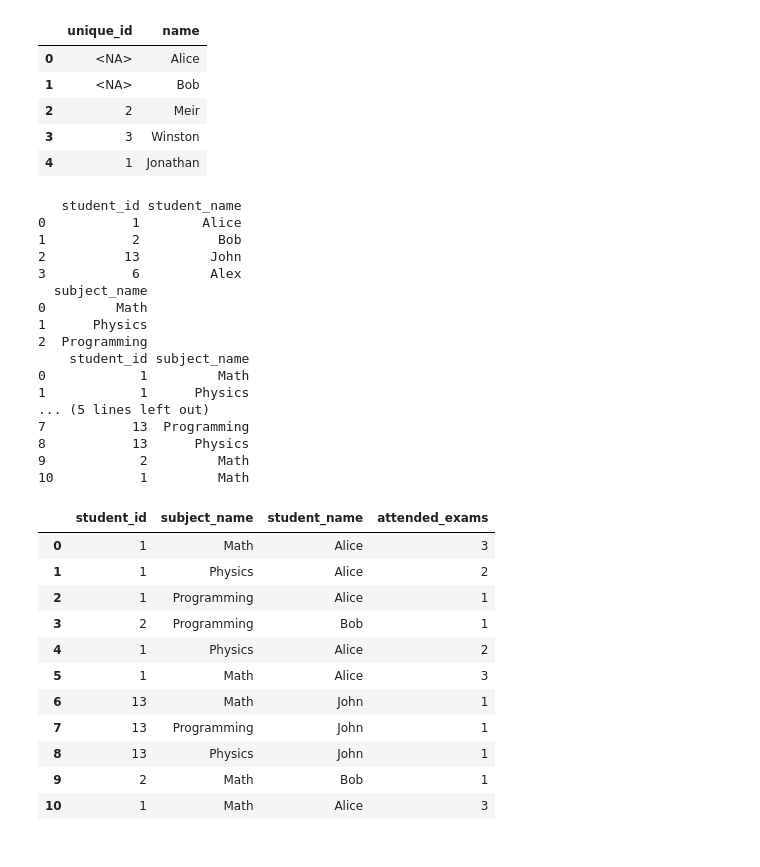
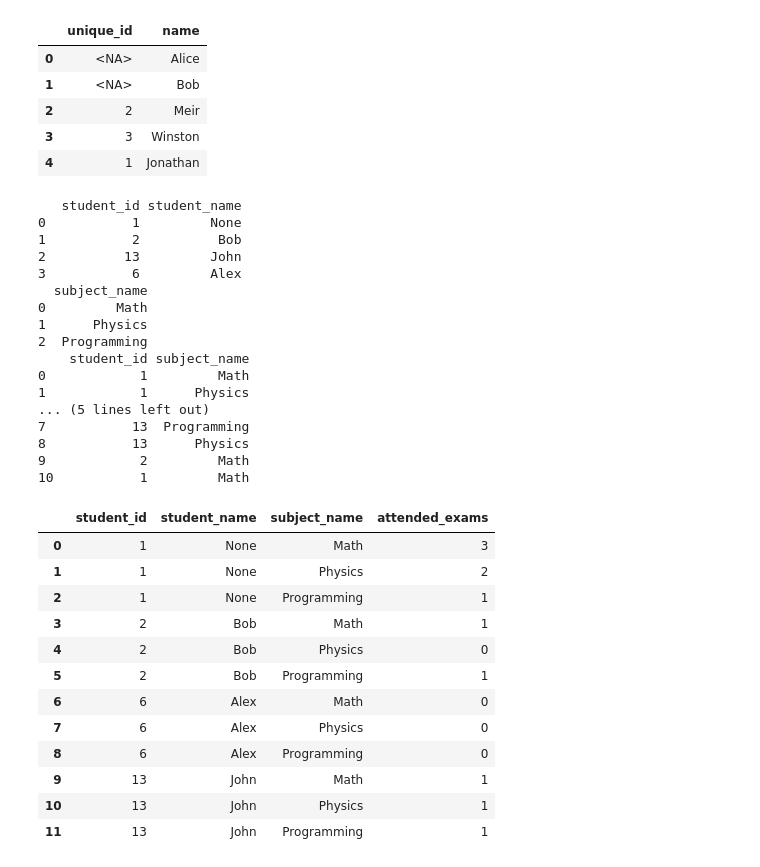
Before and after one commit to juancarvajal-hub/30-days-panda, a Jupyter notebook: 30_days-of_panda.ipynb, the cells around one changed output. Cells and saved outputs as stored; diff of their text form; code cells hidden in the pictures.

```diff
--- a/30_days-of_panda.ipynb
+++ b/30_days-of_panda.ipynb
@@ -1059,7 +1059,7 @@ replace_employee_id(Employees,EmployeeUNI)
 
 students_base = {
     "student_id": [1, 2, 13, 6],
-    "student_name": ["Alice", "Bob", "John", "Alex"]
+    "student_name": [None, "Bob", "John", "Alex"]
 }
 
 students = pd.DataFrame(students_base)
@@ -1085,48 +1085,68 @@ examinations_base = {
         "Physics",
         "Math",
         "Math",
         "Programming",
         "Physics",
         "Math",
         "Math"
     ]
 }
 
 examinations = pd.DataFrame(examinations_base)
 
 print(examinations)
+
+import pandas as pd
+
+def students_and_examinations(students: pd.DataFrame, subjects: pd.DataFrame, examinations: pd.DataFrame) -> pd.DataFrame:
+    bd = pd.merge(students,subjects,how="cross")
+    bd1 = pd.merge(bd,examinations,how="left", left_on="student_id",right_on="student_id")
+    bd1
+    bd1["attended_exams"] = (
+        bd1["subject_name_x"] == bd1["subject_name_y"]
+    ).astype(int)
+
+    bd1["attended_exams"] = (
+        bd1.groupby(["student_id", "subject_name_x"])["attended_exams"]
+        .transform("sum")
+    )
+    bd2 = (bd1.groupby(["student_id","subject_name_x"])
+        ["attended_exams"].max().
+        reset_index())
+    bd3 = pd.merge(bd2,students,how="left",left_on="student_id",right_on="student_id")
+    bd3 = bd3.sort_values(by=["student_id","student_name"],ascending=True)\
+        .rename(columns={"subject_name_x":"subject_name"})
+    return bd3[["student_id","student_name","subject_name","attended_exams"]]
+
+students_and_examinations(students,subjects,examinations)
 # %% [output]
    student_id student_name
-0           1        Alice
+0           1         None
 1           2          Bob
 2          13         John
 3           6         Alex
   subject_name
 0         Math
 1      Physics
 2  Programming
     student_id subject_name
 0            1         Math
 1            1      Physics
 ... (5 lines left out)
 7           13  Programming
 8           13      Physics
 9            2         Math
 10           1         Math
+|  | student_id | student_name | subject_name | attended_exams |
+| 0 | 1 | None | Math | 3 |
+| 1 | 1 | None | Physics | 2 |
+| 2 | 1 | None | Programming | 1 |
+| 3 | 2 | Bob | Math | 1 |
+| 4 | 2 | Bob | Physics | 0 |
+| 5 | 2 | Bob | Programming | 1 |
+| 6 | 6 | Alex | Math | 0 |
+| 7 | 6 | Alex | Physics | 0 |
+| 8 | 6 | Alex | Programming | 0 |
+| 9 | 13 | John | Math | 1 |
+| 10 | 13 | John | Physics | 1 |
+| 11 | 13 | John | Programming | 1 |
-# %%
-bd = pd.merge(examinations,students,how="inner",left_on="student_id",right_on="student_id")
-bd["attended_exams"]   = bd.groupby(["student_id","subject_name"]).transform("size")
-bd
-# %% [output]
-|  | student_id | subject_name | student_name | attended_exams |
-| 0 | 1 | Math | Alice | 3 |
-| 1 | 1 | Physics | Alice | 2 |
-| 2 | 1 | Programming | Alice | 1 |
-| 3 | 2 | Programming | Bob | 1 |
-| 4 | 1 | Physics | Alice | 2 |
-| 5 | 1 | Math | Alice | 3 |
-| 6 | 13 | Math | John | 1 |
-| 7 | 13 | Programming | John | 1 |
-| 8 | 13 | Physics | John | 1 |
-| 9 | 2 | Math | Bob | 1 |
-| 10 | 1 | Math | Alice | 3 |
```
Also changed, not shown: parts of 2 cells of this notebook.
